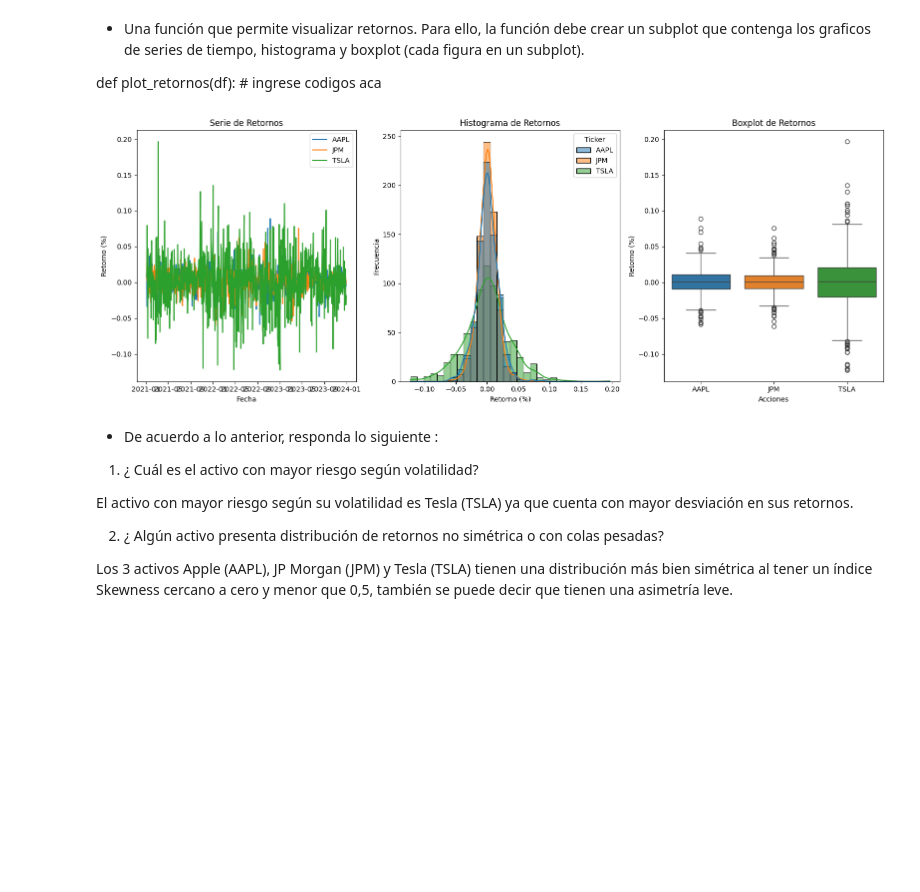
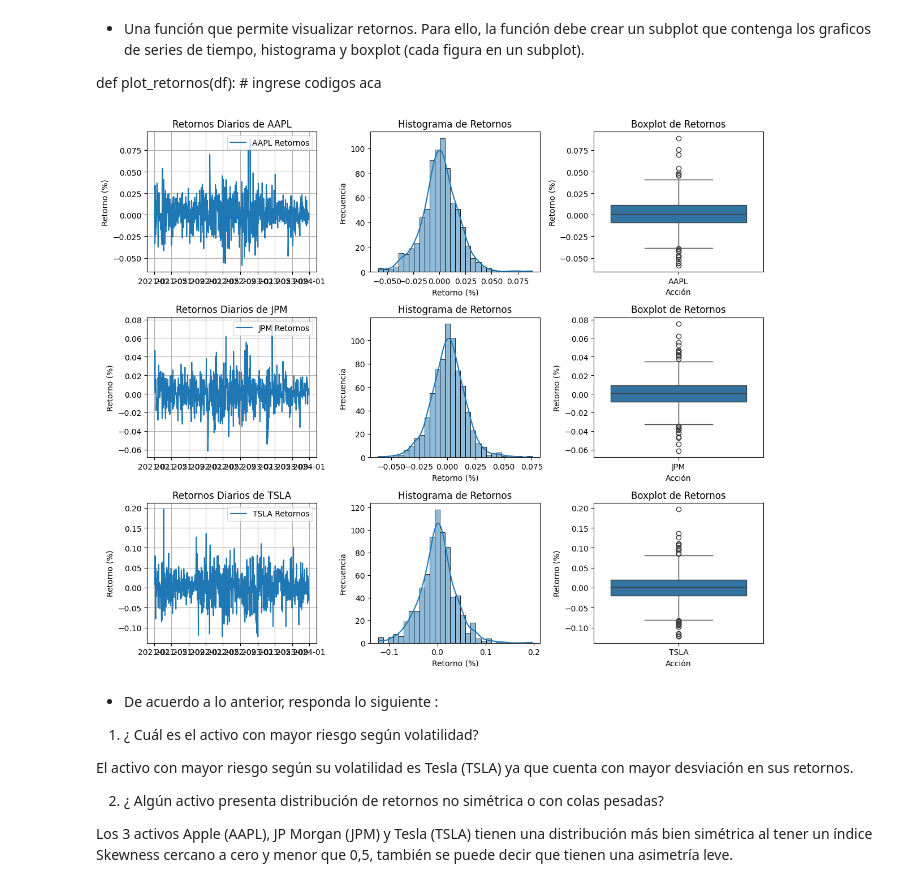
Before and after one commit to Felipe-Lopez-Vergara/ds_finance_-Lopez-, a Jupyter notebook: notebooks/HW_Sesion_1.ipynb, the cells around one changed output. Cells and saved outputs as stored; diff of their text form; code cells hidden in the pictures; blank space fills up the shorter version.

Commit message:
feat:actualizo gráficos

```diff
--- a/notebooks/HW_Sesion_1.ipynb
+++ b/notebooks/HW_Sesion_1.ipynb
@@ -101,35 +101,35 @@ from matplotlib import pyplot as plt
 import seaborn as sns
 # %%
 def plot_retornos(df):
-    fig, axes = plt.subplots(1,3, figsize=(16, 6))
+    fig, axes = plt.subplots(3, 3, figsize=(12, 10))
+    for i, ticker in enumerate(tickers):
+        # Primer gráfico: Serie de Tiempo
+        axes[i, 0].plot(df.index, df[ticker], label=f'{ticker} Retornos')
+        axes[i, 0].set_title(f'Retornos Diarios de {ticker}')
+        axes[i, 0].set_ylabel('Retorno (%)')
+        axes[i, 0].legend(loc='upper right')
+        axes[i, 0].grid(True)
 
-    #Primer gráfico: Serie de Tiempo
-    axes[0].plot(df)
-    axes[0].set_title("Serie de Retornos")
-    axes[0].set_xlabel("Fecha")
-    axes[0].set_ylabel("Retorno (%)")
-    axes[0].legend(df.columns)
+        # Segundo gráfico: Histograma
+        sns.histplot(df[ticker], bins=30, kde=True, ax=axes[i, 1])
+        axes[i, 1].set_title("Histograma de Retornos")
+        axes[i, 1].set_xlabel("Retorno (%)")
+        axes[i, 1].set_ylabel("Frecuencia")
 
-    #Segundo gráfico: Histograma
-    sns.histplot(df, bins=30, kde=True, ax=axes[1])
-    axes[1].set_title("Histograma de Retornos")
-    axes[1].set_xlabel("Retorno (%)")
-    axes[1].set_ylabel("Frecuencia")
-
-    #Tercer gráfico: Boxplot
-    sns.boxplot(df, orient='v', ax=axes[2])
-    axes[2].set_title("Boxplot de Retornos")
-    axes[2].set_xlabel("Acciones")
-    axes[2].set_ylabel("Retorno (%)")
+        # Tercer gráfico: Boxplot
+        sns.boxplot(data=df[[ticker]], orient='v', ax=axes[i, 2])
+        axes[i, 2].set_title("Boxplot de Retornos")
+        axes[i, 2].set_xlabel("Acción")
+        axes[i, 2].set_ylabel("Retorno (%)")
 
     return fig, axes
 
 plot_retornos(df_retornos)
 
 plt.tight_layout()
 plt.show()
 # %% [output]
-[figure, old version]
+[figure, new version]
 # %% [markdown]
 - De acuerdo a lo anterior, responda lo siguiente :
 
```
Also changed, not shown: parts of 2 cells of this notebook.
